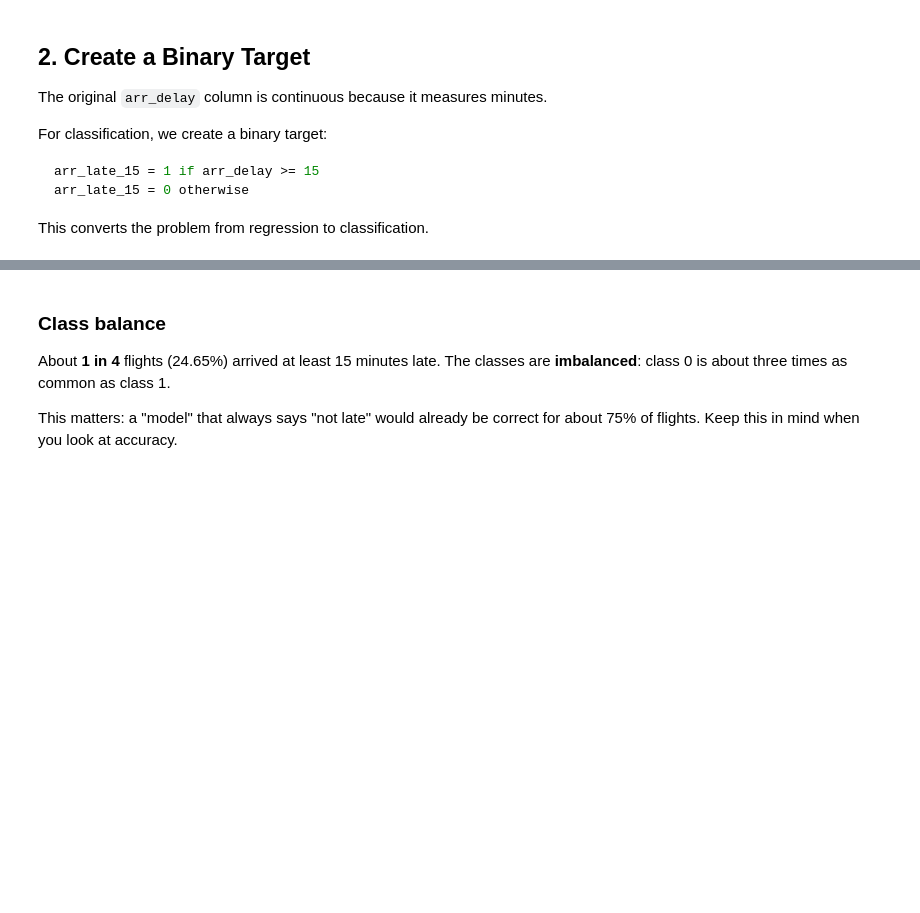
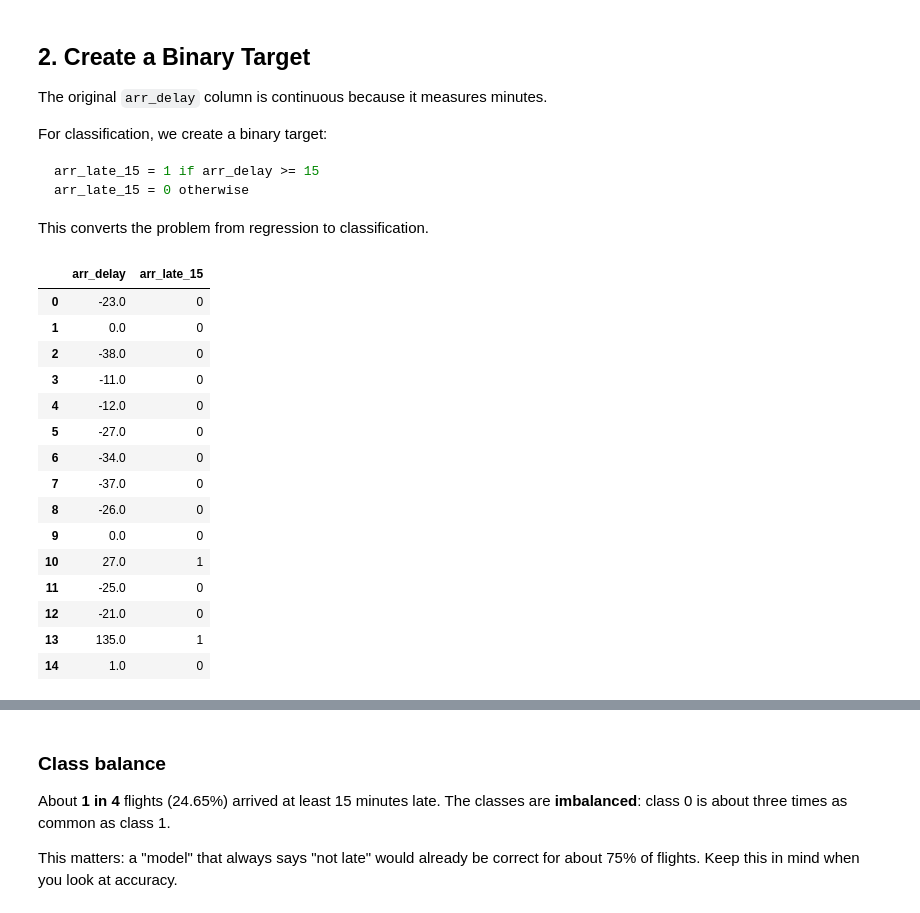
Before and after one commit to utsahenry/ban6003-week-12-13-modeling, a Jupyter notebook: notebooks/module13_classification_guided_lab.ipynb, the cells around one changed output, grey strips where cells are left out. Saved outputs shown, nothing was run; the diff lists cells and outputs as text; code cells hidden in the pictures; blank space fills up the shorter version.

```diff
--- a/notebooks/module13_classification_guided_lab.ipynb
+++ b/notebooks/module13_classification_guided_lab.ipynb
@@ -162,8 +169,25 @@ This converts the problem from regression to classification.
 # %%
 # 1 = arrived 15 or more minutes late, 0 = not late
 classification_data["arr_late_15"] = (classification_data["arr_delay"] >= 15).astype(int)
 
-classification_data[["arr_delay", "arr_late_15"]].head(10)
+classification_data[["arr_delay", "arr_late_15"]].head(15)
+# %% [output]
+|  | arr_delay | arr_late_15 |
+| 0 | -23.0 | 0 |
+| 1 | 0.0 | 0 |
+| 2 | -38.0 | 0 |
+| 3 | -11.0 | 0 |
+| 4 | -12.0 | 0 |
+| 5 | -27.0 | 0 |
+| 6 | -34.0 | 0 |
+| 7 | -37.0 | 0 |
+| 8 | -26.0 | 0 |
+| 9 | 0.0 | 0 |
+| 10 | 27.0 | 1 |
+| 11 | -25.0 | 0 |
+| 12 | -21.0 | 0 |
+| 13 | 135.0 | 1 |
+| 14 | 1.0 | 0 |
 # %%
 # Number of flights in each class
 classification_data["arr_late_15"].value_counts()
```
Also changed, not shown: parts of 17 cells of this notebook, 2 other files.
